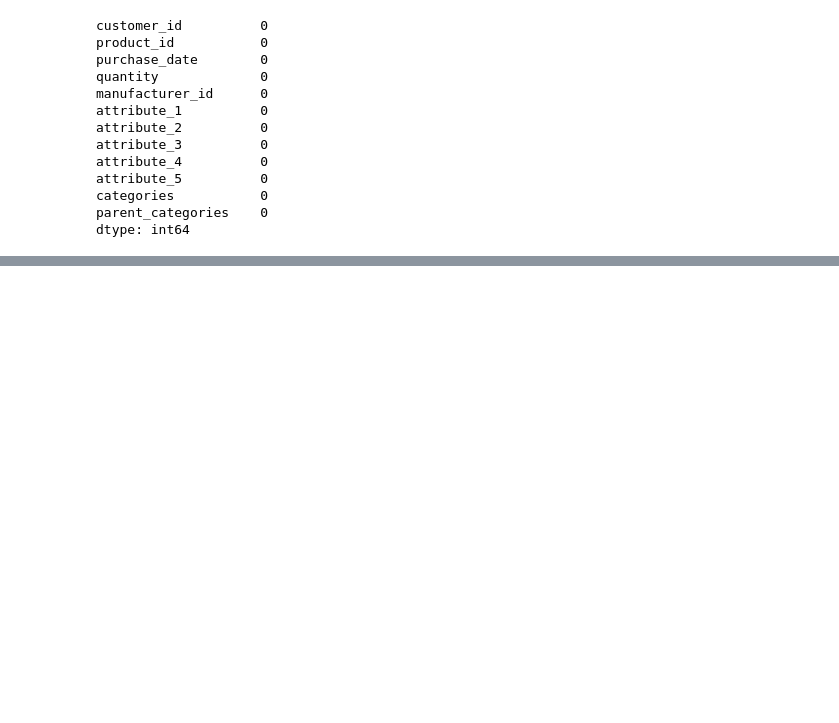
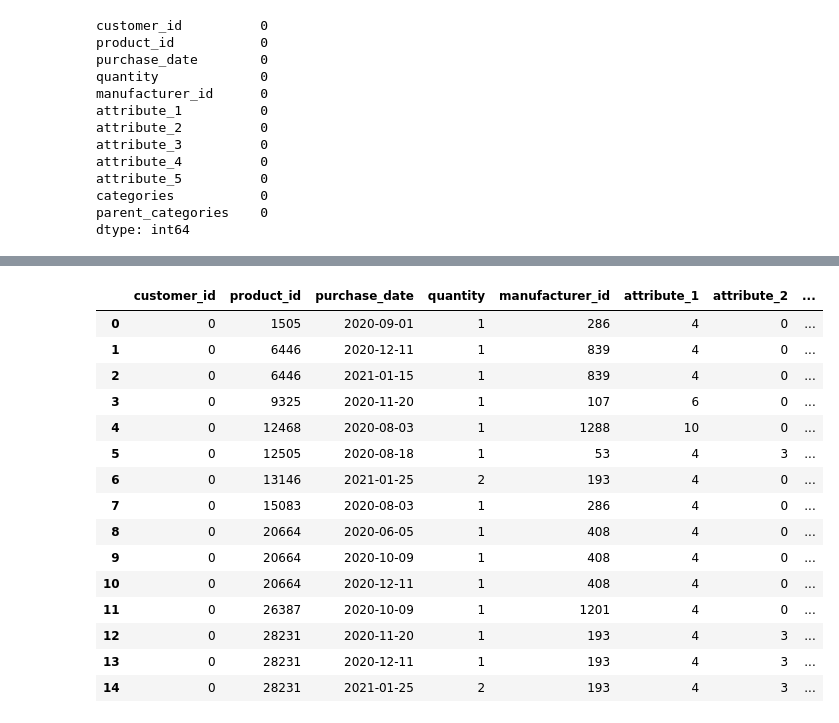
Before and after one commit to hasantahabagci/YZV311_2425_150210338_150220330, a Jupyter notebook: exploration.ipynb, the cells around one changed output, grey strips where cells are left out. Saved outputs shown, nothing was run; the diff lists cells and outputs as text; code cells hidden in the pictures; blank space fills up the shorter version.

```diff
--- a/exploration.ipynb
+++ b/exploration.ipynb
@@ -70,11 +71,6 @@ def get_parent_categories(categories_str):
 
 # Apply the function to add the parent_categories column
 final['parent_categories'] = final['categories'].apply(get_parent_categories)
-# %%
-def fill_missing_category(row):
-    if pd.isna(row['category']):
-        return row['parent_categories']
-    return row['category']
 # %%
 final_nulls_removed = final.dropna()
 final_nulls_removed.isnull().sum()
@@ -97,2 +91,10 @@ final_nulls_removed.to_csv('data/final_nulls_removed.csv', index=False)
+# %%
+
+def fill_missing_category(row):
+    if pd.isna(row['categories']):
+        return row['parent_categories']
+    return row['categories']
 # %%
-final_nulls_filled = final.fillna(fill_missing_category, axis=1)
+
+final["categories"] = final.apply(fill_missing_category, axis=1)
+final_nulls_filled = final
@@ -259,0 +101,45 @@ Min Predicted Quantity: 0
+# %%
+# Get ready for the model split the data into train and test
+final_nulls_filled['purchase_date'] = pd.to_datetime(final_nulls_filled['purchase_date'])
+
+# Get the latest purchase date
+latest_date = final_nulls_filled['purchase_date'].max()
+
+# Calculate the days since purchase of each purchase
+final_nulls_filled['days_since_purchase'] = latest_date - final_nulls_filled['purchase_date']
+
+# Convert days since purchase to days
+final_nulls_filled['days_since_purchase'] = final_nulls_filled['days_since_purchase'].dt.days
+
+
+
+# Get the total number of purchases for each user
+#final_nulls_filled['total_purchases'] = final_nulls_filled.groupby('customer_id')['customer_id'].transform('count')
+
+# Get the total number of unique products purchased by each user
+#final_nulls_filled['unique_products'] = final_nulls_filled.groupby('customer_id')['product_id'].transform('nunique')
+# %%
+final_nulls_filled_sorted = final_nulls_filled.sort_values(by=['customer_id', 'product_id'])
+final_nulls_filled_sorted.head(100)
+final_nulls_filled_sorted["total_product_sold"] = final_nulls_filled_sorted.groupby(['customer_id','product_id'])['quantity'].transform('sum')
+final_nulls_filled_sorted.head(100)
+final_nulls_filled_sorted['last_purchase'] = final_nulls_filled_sorted.groupby(['customer_id', 'product_id'])['days_since_purchase'].transform('min')
+final_nulls_filled_sorted=final_nulls_filled_sorted.reset_index(drop=True)
+final_nulls_filled_sorted.head(15)
+# %% [output]
+|  | customer_id | product_id | purchase_date | quantity | manufacturer_id | attribute_1 | attribute_2 | ... |
+| 0 | 0 | 1505 | 2020-09-01 | 1 | 286 | 4 | 0 | ... |
+| 1 | 0 | 6446 | 2020-12-11 | 1 | 839 | 4 | 0 | ... |
+| 2 | 0 | 6446 | 2021-01-15 | 1 | 839 | 4 | 0 | ... |
+| 3 | 0 | 9325 | 2020-11-20 | 1 | 107 | 6 | 0 | ... |
+| 4 | 0 | 12468 | 2020-08-03 | 1 | 1288 | 10 | 0 | ... |
+| 5 | 0 | 12505 | 2020-08-18 | 1 | 53 | 4 | 3 | ... |
+| 6 | 0 | 13146 | 2021-01-25 | 2 | 193 | 4 | 0 | ... |
+| 7 | 0 | 15083 | 2020-08-03 | 1 | 286 | 4 | 0 | ... |
+| 8 | 0 | 20664 | 2020-06-05 | 1 | 408 | 4 | 0 | ... |
+| 9 | 0 | 20664 | 2020-10-09 | 1 | 408 | 4 | 0 | ... |
+| 10 | 0 | 20664 | 2020-12-11 | 1 | 408 | 4 | 0 | ... |
+| 11 | 0 | 26387 | 2020-10-09 | 1 | 1201 | 4 | 0 | ... |
+| 12 | 0 | 28231 | 2020-11-20 | 1 | 193 | 4 | 3 | ... |
+| 13 | 0 | 28231 | 2020-12-11 | 1 | 193 | 4 | 3 | ... |
+| 14 | 0 | 28231 | 2021-01-25 | 2 | 193 | 4 | 3 | ... |
```
Also changed, not shown: parts of 27 cells of this notebook, 4 other files.
